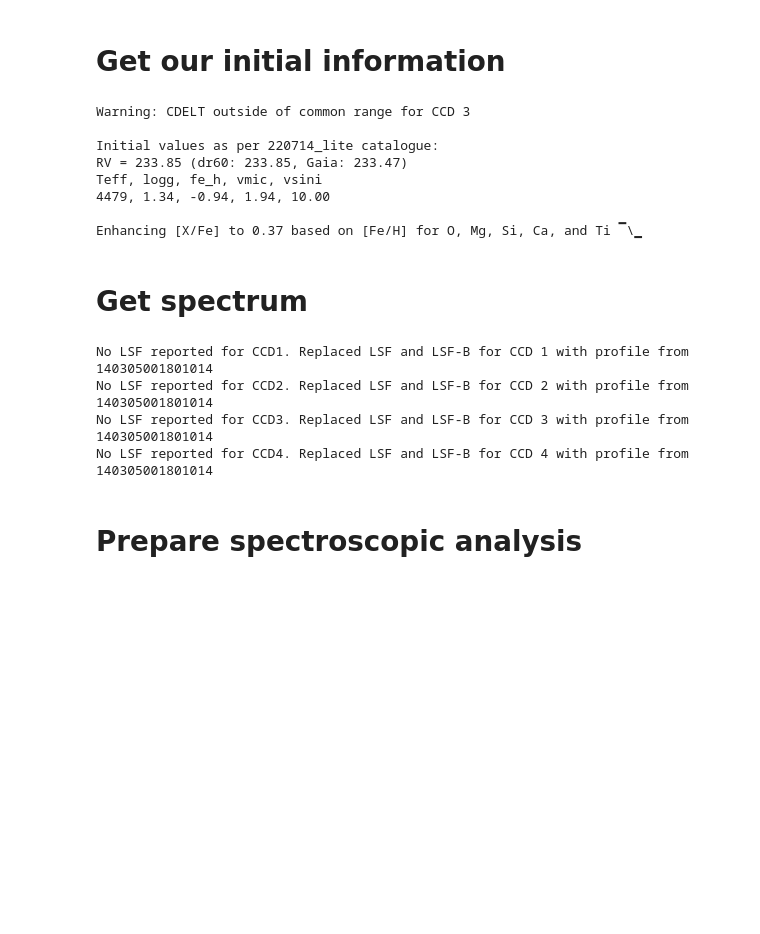
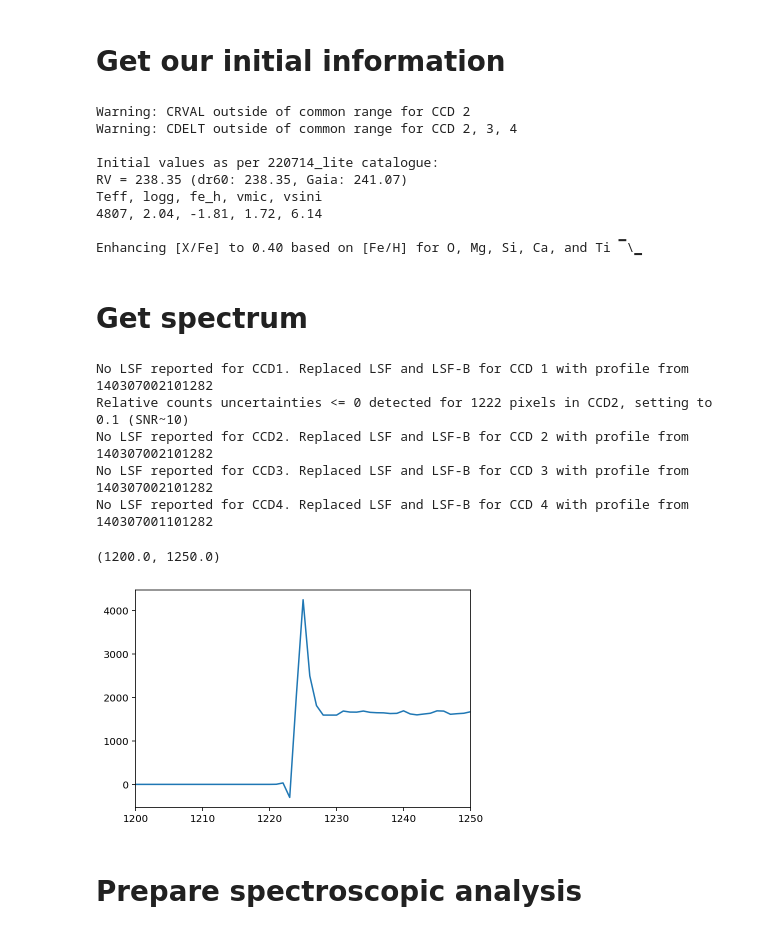
Before and after one commit to svenbuder/GALAH_DR4, a Jupyter notebook: spectrum_analysis/galah_dr4_spectrum_analysis_single.ipynb, the cells around one changed output. Saved outputs shown, nothing was run; the diff lists cells and outputs as text; code cells hidden in the pictures; blank space fills up the shorter version.

```diff
--- a/spectrum_analysis/galah_dr4_spectrum_analysis_single.ipynb
+++ b/spectrum_analysis/galah_dr4_spectrum_analysis_single.ipynb
@@ -154,6 +154,7 @@ else:
     sobject_id = 160419003601126 # OmegaCen metal-poor star starting grid 1482 == 4750_2.00_-2.00
     sobject_id = 140305003201336 # OmegaCen metal-poor star starting grid 1482 == 4750_2.00_-2.00
     sobject_id = 140305003201014 # OmegaCen metal-poor star
+    sobject_id = 140307003101282 # CRVAL CCD2 wrong. Missing entries in first half of CCD
 
 print('sobject_id: ',sobject_id)
 print()
@@ -284,14 +285,15 @@ if not isinstance(spectrum['ebv'], float):
     if sys.argv[1] == '-f': print('No E(B-V) value available, assuming 0.0')
     spectrum['ebv'] = 0.0
 # %% [output]
-Warning: CDELT outside of common range for CCD 3
+Warning: CRVAL outside of common range for CCD 2
+Warning: CDELT outside of common range for CCD 2, 3, 4
 
 Initial values as per 220714_lite catalogue:
-RV = 233.85 (dr60: 233.85, Gaia: 233.47)
+RV = 238.35 (dr60: 238.35, Gaia: 241.07)
 Teff, logg, fe_h, vmic, vsini
-4479, 1.34, -0.94, 1.94, 10.00
+4807, 2.04, -1.81, 1.72, 6.14
 
-Enhancing [X/Fe] to 0.37 based on [Fe/H] for O, Mg, Si, Ca, and Ti ▔\▁
+Enhancing [X/Fe] to 0.40 based on [Fe/H] for O, Mg, Si, Ca, and Ti ▔\▁
 # %% [markdown]
 # Get spectrum
 # %%
@@ -384,6 +386,10 @@ def read_spectrum(sobject_id, spectrum, init_values_table, neglect_ir_beginning=
 
                 if sys.argv[1] == '-f': print('No LSF reported for CCD'+str(ccd)+'. Replaced LSF and LSF-B for CCD '+str(ccd)+' with profile from '+str(closest_valid_sobject_id))
 
+            zero_or_negative_flux = np.where(~(spectrum['counts_ccd'+str(ccd)] > 0))
+            if np.where(spectrum['counts_ccd'+str(ccd)] < 10)[0] > 10:
+                print('Missing flux in several pixels')
+
         fits_file.close()
 
         if (ccd == 4) & (ccd in spectrum['available_ccds']) & neglect_ir_beginning:
@@ -399,10 +405,11 @@ def read_spectrum(sobject_id, spectrum, init_values_table, neglect_ir_beginning=
 
 spectrum = read_spectrum(sobject_id, spectrum, init_values_table)
 # %% [output]
-No LSF reported for CCD1. Replaced LSF and LSF-B for CCD 1 with profile from 140305001801014
-No LSF reported for CCD2. Replaced LSF and LSF-B for CCD 2 with profile from 140305001801014
-No LSF reported for CCD3. Replaced LSF and LSF-B for CCD 3 with profile from 140305001801014
-No LSF reported for CCD4. Replaced LSF and LSF-B for CCD 4 with profile from 140305001801014
+No LSF reported for CCD1. Replaced LSF and LSF-B for CCD 1 with profile from 140307002101282
+Relative counts uncertainties <= 0 detected for 1222 pixels in CCD2, setting to 0.1 (SNR~10)
+No LSF reported for CCD2. Replaced LSF and LSF-B for CCD 2 with profile from 140307002101282
+No LSF reported for CCD3. Replaced LSF and LSF-B for CCD 3 with profile from 140307002101282
+No LSF reported for CCD4. Replaced LSF and LSF-B for CCD 4 with profile from 140307001101282
 # %%
 # Based on feedback from Adam Rains:
 # Line information of blue wavelengths in the coolest stars maybe not reliable.
@@ -414,6 +421,15 @@ if (spectrum['init_teff'] < 4.1) & (1 in spectrum['available_ccds']):
 if len(spectrum['available_ccds']) != 4:
     if (spectrum['flag_sp'] & flag_sp_not_all_ccds_available) == 0:
         spectrum['flag_sp'] += flag_sp_not_all_ccds_available
+# %%
+plt.plot(
+    np.arange(len(spectrum['counts_ccd2'])),
+    spectrum['counts_ccd2']
+)
+plt.xlim(1200,1250)
+# %% [output]
+(1200.0, 1250.0)
+[figure, added]
 # %% [markdown]
 # Prepare spectroscopic analysis
 # %%
```
Also changed, not shown: parts of 1 cell of this notebook, 4 other files.
